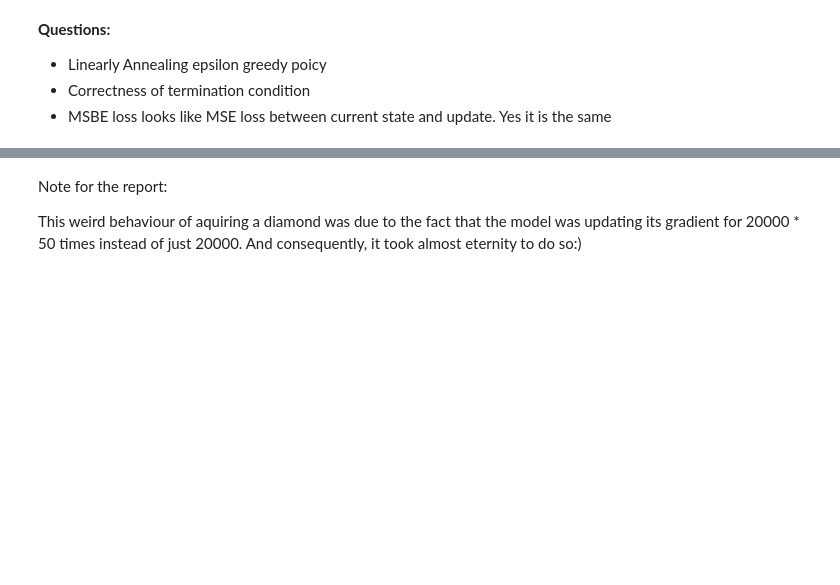
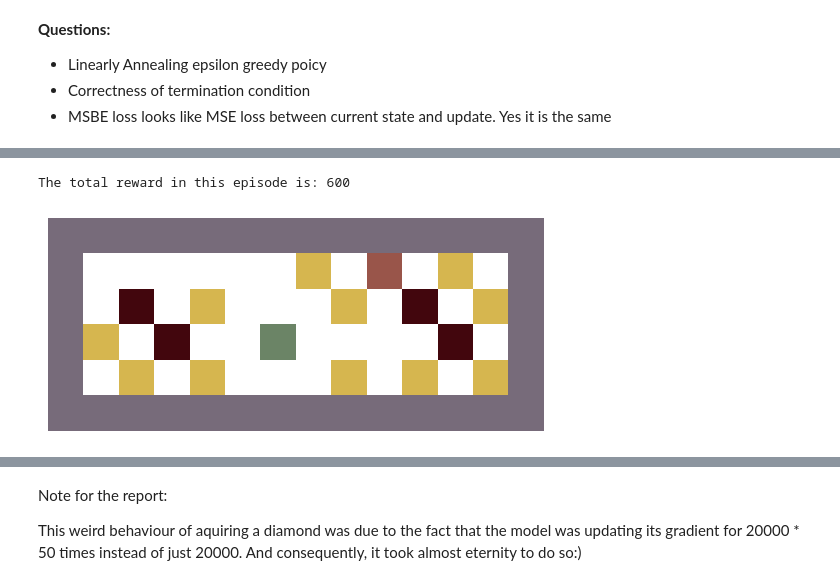
Before and after one commit to ahmedtarek-/Deep-Q-Learning, a Jupyter notebook: deep_q_learning_arina.ipynb, the cells around one changed output, grey strips where cells are left out. Drawn from its saved outputs; the diff is of its cells as text; code cells hidden in the pictures; blank space fills up the shorter version.

```diff
--- a/deep_q_learning_arina.ipynb
+++ b/deep_q_learning_arina.ipynb
@@ -566,3 +529,8 @@ plt.plot(discounted_rew_arr)
+# %%
+run_trained_model_visual(env_2d, model, num_steps=50)
+# %% [output]
+The total reward in this episode is: 600
+[figure, added]
 # %%
 def load_model_env(env, path_to_model):
     states = np.prod(env.observation_space.shape)
```
Also changed, not shown: parts of 21 cells of this notebook.
